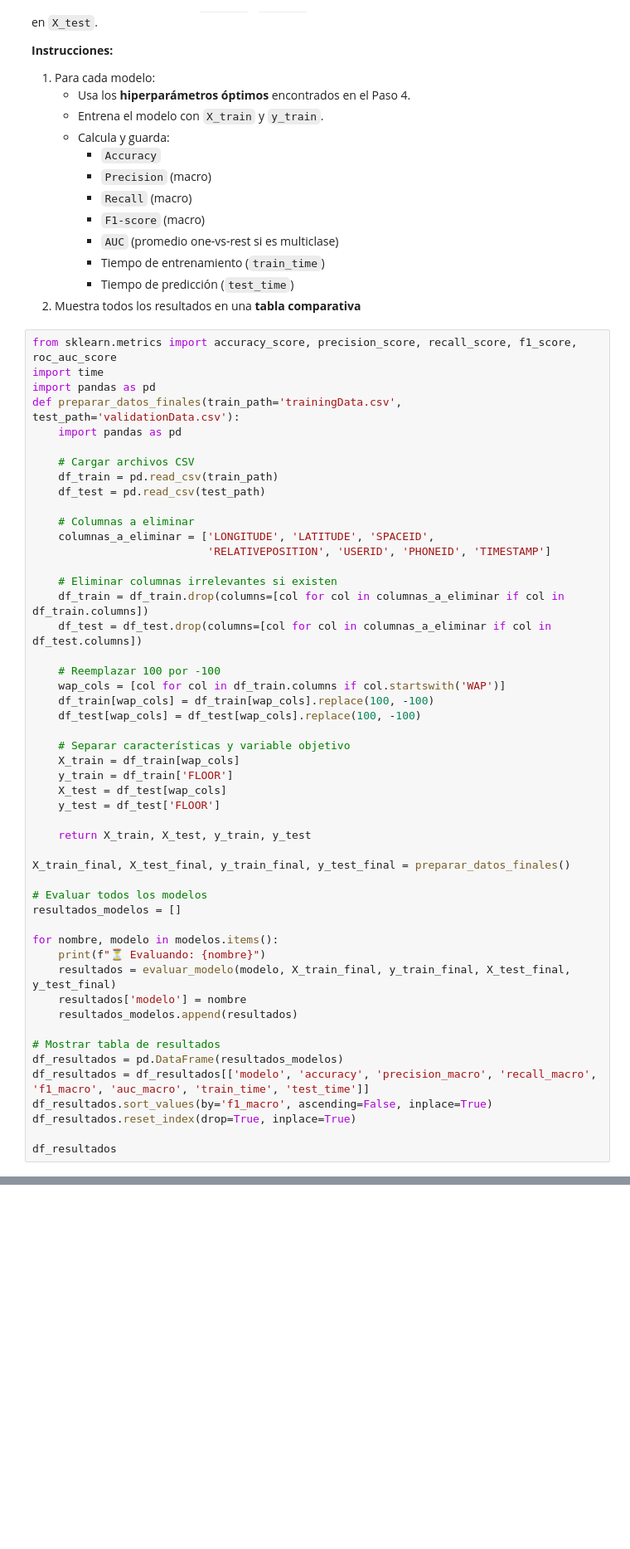
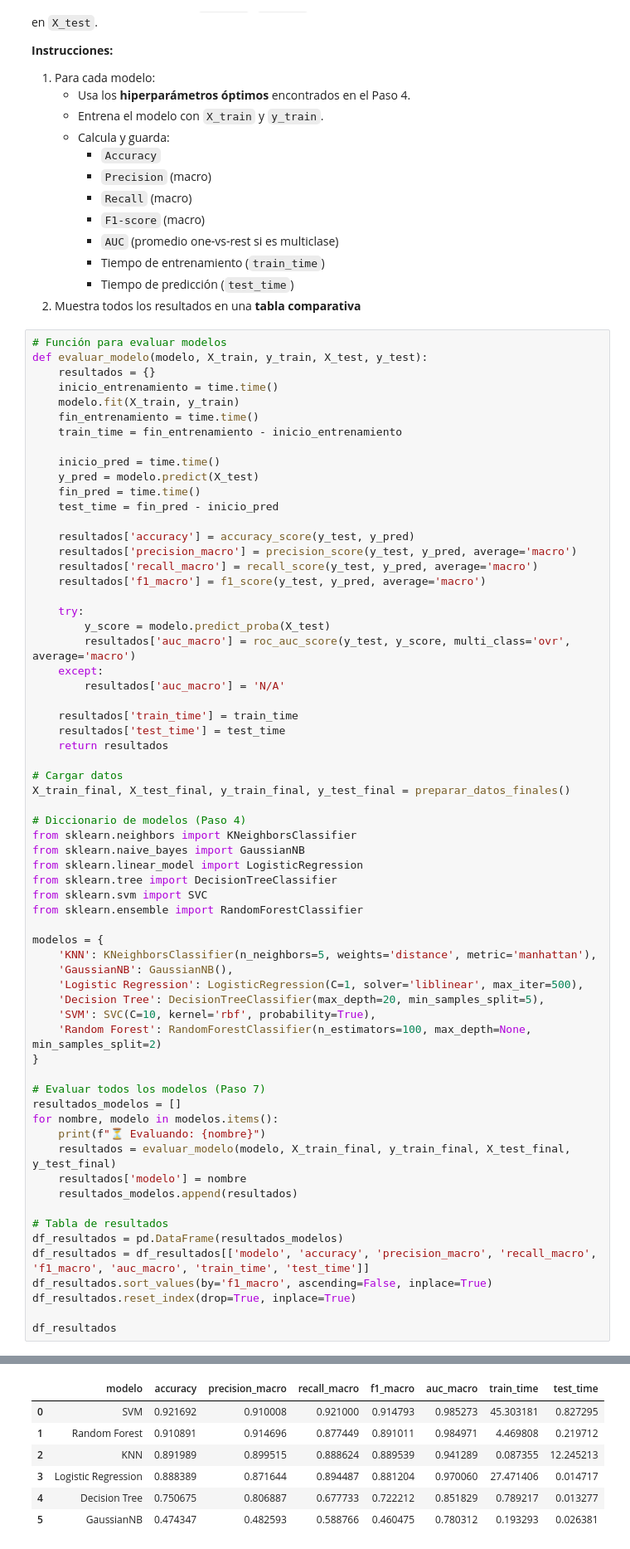
Before and after one commit to Almanza0805/Asignacion-2, a Jupyter notebook: assignaciones/assignment_4.ipynb, the cells around one changed output, grey strips where cells are left out. Shown: that part at 83% size. Drawn from its saved outputs; the diff is of its cells as text; blank space fills up the shorter version.

```diff
--- a/assignaciones/assignment_4.ipynb
+++ b/assignaciones/assignment_4.ipynb
@@ -369,52 +496,67 @@ Evaluar el rendimiento real de los modelos optimizados usando el conjunto de pru
      - Tiempo de predicción (`test_time`)
 2. Muestra todos los resultados en una **tabla comparativa**
 # %%
-from sklearn.metrics import accuracy_score, precision_score, recall_score, f1_score, roc_auc_score
-import time
-import pandas as pd
-def preparar_datos_finales(train_path='trainingData.csv', test_path='validationData.csv'):
-    import pandas as pd
+# Función para evaluar modelos
+def evaluar_modelo(modelo, X_train, y_train, X_test, y_test):
+    resultados = {}
+    inicio_entrenamiento = time.time()
+    modelo.fit(X_train, y_train)
+    fin_entrenamiento = time.time()
+    train_time = fin_entrenamiento - inicio_entrenamiento
 
-    # Cargar archivos CSV
-    df_train = pd.read_csv(train_path)
-    df_test = pd.read_csv(test_path)
+    inicio_pred = time.time()
+    y_pred = modelo.predict(X_test)
+    fin_pred = time.time()
+    test_time = fin_pred - inicio_pred
 
-    # Columnas a eliminar
-    columnas_a_eliminar = ['LONGITUDE', 'LATITUDE', 'SPACEID',
-                           'RELATIVEPOSITION', 'USERID', 'PHONEID', 'TIMESTAMP']
+    resultados['accuracy'] = accuracy_score(y_test, y_pred)
+    resultados['precision_macro'] = precision_score(y_test, y_pred, average='macro')
+    resultados['recall_macro'] = recall_score(y_test, y_pred, average='macro')
+    resultados['f1_macro'] = f1_score(y_test, y_pred, average='macro')
 
-    # Eliminar columnas irrelevantes si existen
-    df_train = df_train.drop(columns=[col for col in columnas_a_eliminar if col in df_train.columns])
-    df_test = df_test.drop(columns=[col for col in columnas_a_eliminar if col in df_test.columns])
+    try:
+        y_score = modelo.predict_proba(X_test)
+        resultados['auc_macro'] = roc_auc_score(y_test, y_score, multi_class='ovr', average='macro')
+    except:
+        resultados['auc_macro'] = 'N/A'
 
-    # Reemplazar 100 por -100
-    wap_cols = [col for col in df_train.columns if col.startswith('WAP')]
-    df_train[wap_cols] = df_train[wap_cols].replace(100, -100)
-    df_test[wap_cols] = df_test[wap_cols].replace(100, -100)
+    resultados['train_time'] = train_time
+    resultados['test_time'] = test_time
+    return resultados
 
-    # Separar características y variable objetivo
-    X_train = df_train[wap_cols]
-    y_train = df_train['FLOOR']
-    X_test = df_test[wap_cols]
-    y_test = df_test['FLOOR']
-
-    return X_train, X_test, y_train, y_test
-
+# Cargar datos
 X_train_final, X_test_final, y_train_final, y_test_final = preparar_datos_finales()
 
-# Evaluar todos los modelos
+# Diccionario de modelos (Paso 4)
+from sklearn.neighbors import KNeighborsClassifier
+from sklearn.naive_bayes import GaussianNB
+from sklearn.linear_model import LogisticRegression
+from sklearn.tree import DecisionTreeClassifier
+from sklearn.svm import SVC
+from sklearn.ensemble import RandomForestClassifier
+
+modelos = {
+    'KNN': KNeighborsClassifier(n_neighbors=5, weights='distance', metric='manhattan'),
+    'GaussianNB': GaussianNB(),
+    'Logistic Regression': LogisticRegression(C=1, solver='liblinear', max_iter=500),
+    'Decision Tree': DecisionTreeClassifier(max_depth=20, min_samples_split=5),
+    'SVM': SVC(C=10, kernel='rbf', probability=True),
+    'Random Forest': RandomForestClassifier(n_estimators=100, max_depth=None, min_samples_split=2)
+}
+
+# Evaluar todos los modelos (Paso 7)
 resultados_modelos = []
-
 for nombre, modelo in modelos.items():
     print(f"⏳ Evaluando: {nombre}")
     resultados = evaluar_modelo(modelo, X_train_final, y_train_final, X_test_final, y_test_final)
     resultados['modelo'] = nombre
     resultados_modelos.append(resultados)
 
-# Mostrar tabla de resultados
+# Tabla de resultados
 df_resultados = pd.DataFrame(resultados_modelos)
 df_resultados = df_resultados[['modelo', 'accuracy', 'precision_macro', 'recall_macro', 'f1_macro', 'auc_macro', 'train_time', 'test_time']]
 df_resultados.sort_values(by='f1_macro', ascending=False, inplace=True)
 df_resultados.reset_index(drop=True, inplace=True)
 
 df_resultados
+# %% [output]
@@ -421,3 +569,10 @@ df_resultados
+|  | modelo | accuracy | precision_macro | recall_macro | f1_macro | auc_macro | train_time | test_time |
+| 0 | SVM | 0.921692 | 0.910008 | 0.921000 | 0.914793 | 0.985273 | 45.303181 | 0.827295 |
+| 1 | Random Forest | 0.910891 | 0.914696 | 0.877449 | 0.891011 | 0.984971 | 4.469808 | 0.219712 |
+| 2 | KNN | 0.891989 | 0.899515 | 0.888624 | 0.889539 | 0.941289 | 0.087355 | 12.245213 |
+| 3 | Logistic Regression | 0.888389 | 0.871644 | 0.894487 | 0.881204 | 0.970060 | 27.471406 | 0.014717 |
+| 4 | Decision Tree | 0.750675 | 0.806887 | 0.677733 | 0.722212 | 0.851829 | 0.789217 | 0.013277 |
+| 5 | GaussianNB | 0.474347 | 0.482593 | 0.588766 | 0.460475 | 0.780312 | 0.193293 | 0.026381 |
 # %% [markdown]
 ---
 ## Paso 8: Selección y justificación del mejor modelo
```
Also changed, not shown: parts of 13 cells of this notebook.
